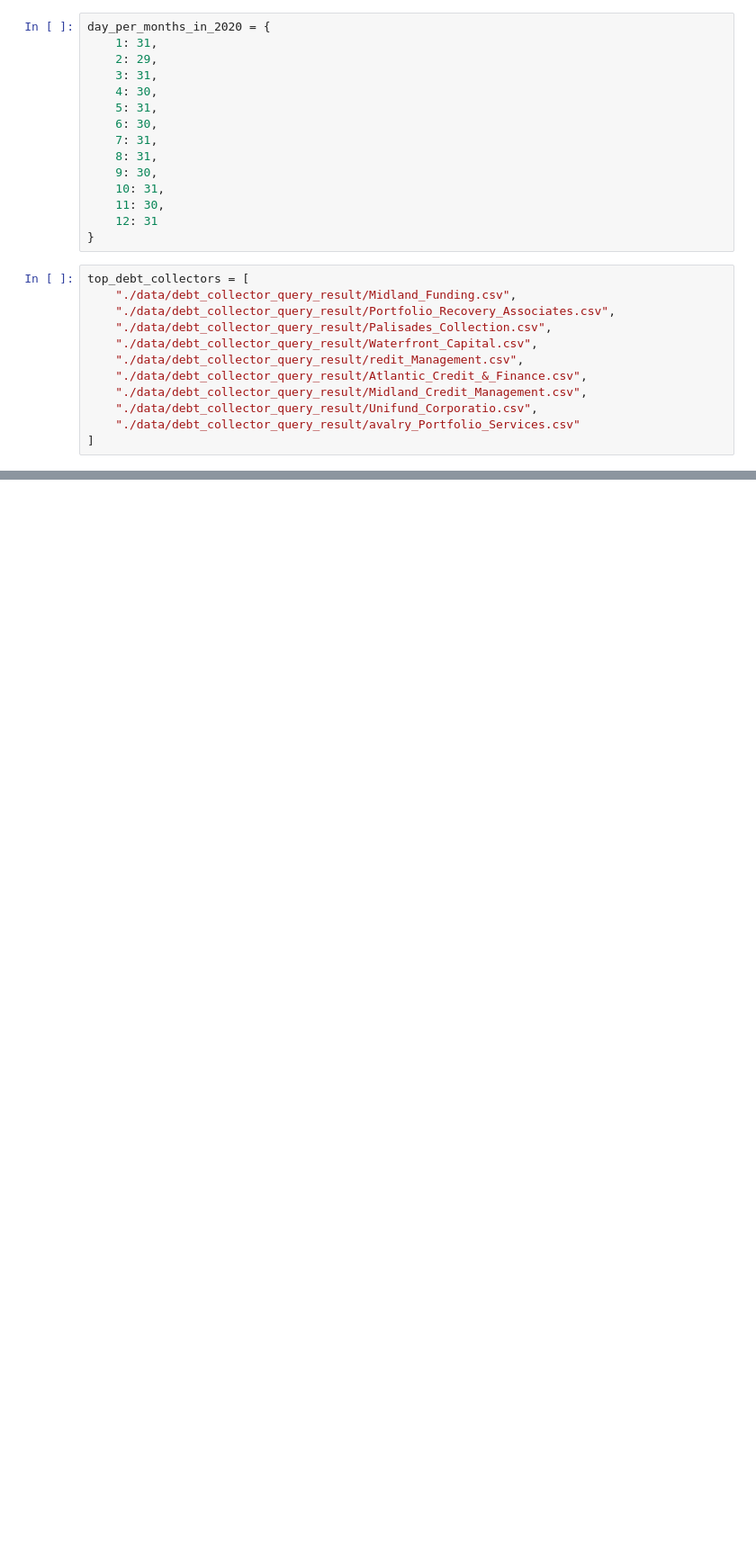
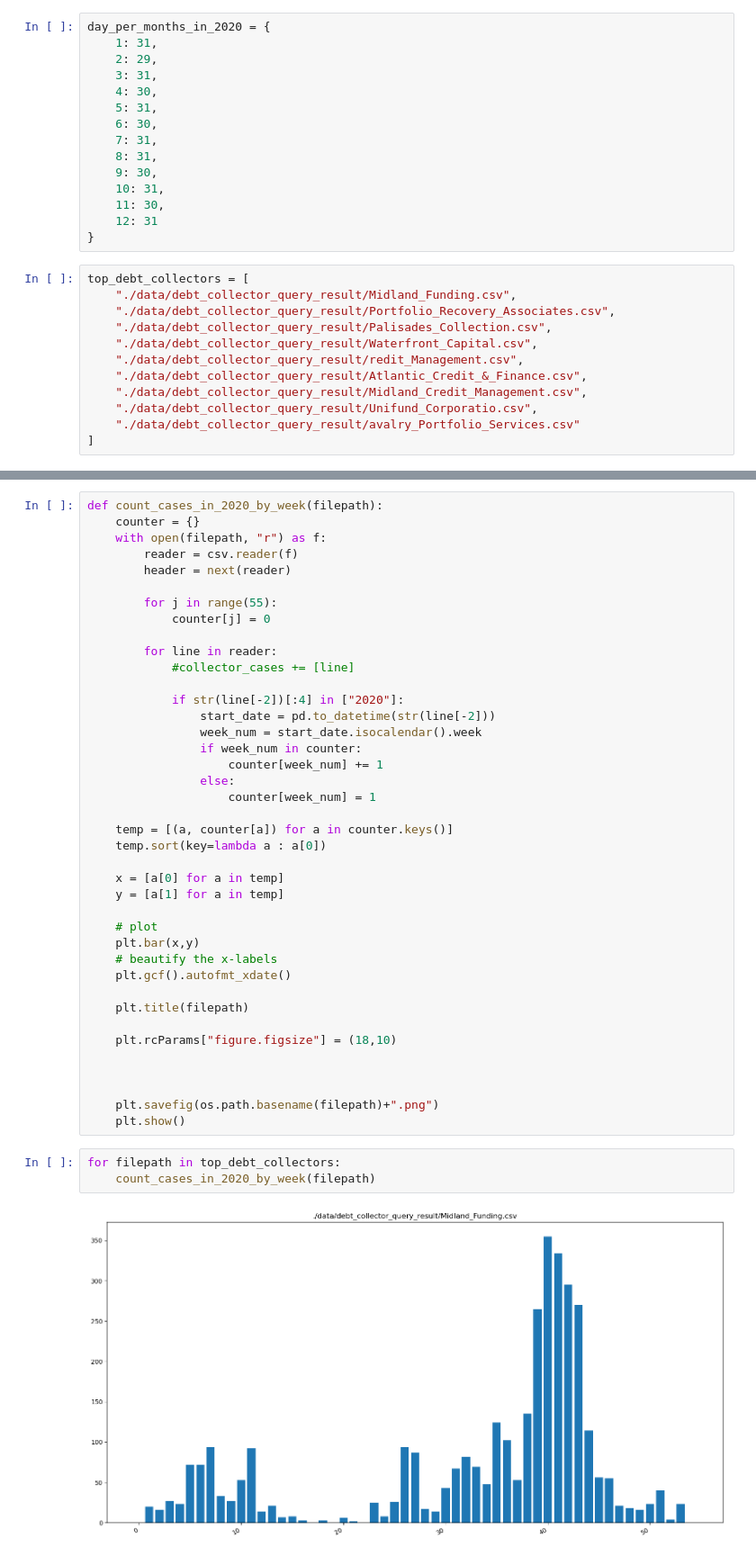
Before and after one commit to BU-Spark/colab-wbur, a Jupyter notebook: fall_2022/debt-collector-case-by-day-in-2020.ipynb, the cells around one changed output, grey strips where cells are left out. Shown: that part at 90% size. Saved outputs shown, nothing was run; the diff lists cells and outputs as text; blank space fills up the shorter version.

Commit message:
create debt collector case per month/week graphs

```diff
--- a/fall_2022/debt-collector-case-by-day-in-2020.ipynb
+++ b/fall_2022/debt-collector-case-by-day-in-2020.ipynb
@@ -76,0 +107,45 @@ for filepath in top_debt_collectors:
+# %%
+def count_cases_in_2020_by_week(filepath):
+    counter = {}
+    with open(filepath, "r") as f:
+        reader = csv.reader(f)
+        header = next(reader)
+
+        for j in range(55):
+            counter[j] = 0
+
+        for line in reader:
+            #collector_cases += [line]
+
+            if str(line[-2])[:4] in ["2020"]:
+                start_date = pd.to_datetime(str(line[-2]))
+                week_num = start_date.isocalendar().week
+                if week_num in counter:
+                    counter[week_num] += 1
+                else:
+                    counter[week_num] = 1
+
+    temp = [(a, counter[a]) for a in counter.keys()]
+    temp.sort(key=lambda a : a[0])
+
+    x = [a[0] for a in temp]
+    y = [a[1] for a in temp]
+
+    # plot
+    plt.bar(x,y)
+    # beautify the x-labels
+    plt.gcf().autofmt_xdate()
+
+    plt.title(filepath)
+
+    plt.rcParams["figure.figsize"] = (18,10)
+
+
+
+    plt.savefig(os.path.basename(filepath)+".png")
+    plt.show()
+# %%
+for filepath in top_debt_collectors:
+    count_cases_in_2020_by_week(filepath)
+# %% [output]
+[figure, added]
```
Also changed, not shown: parts of 5 cells of this notebook, 19 other files.
